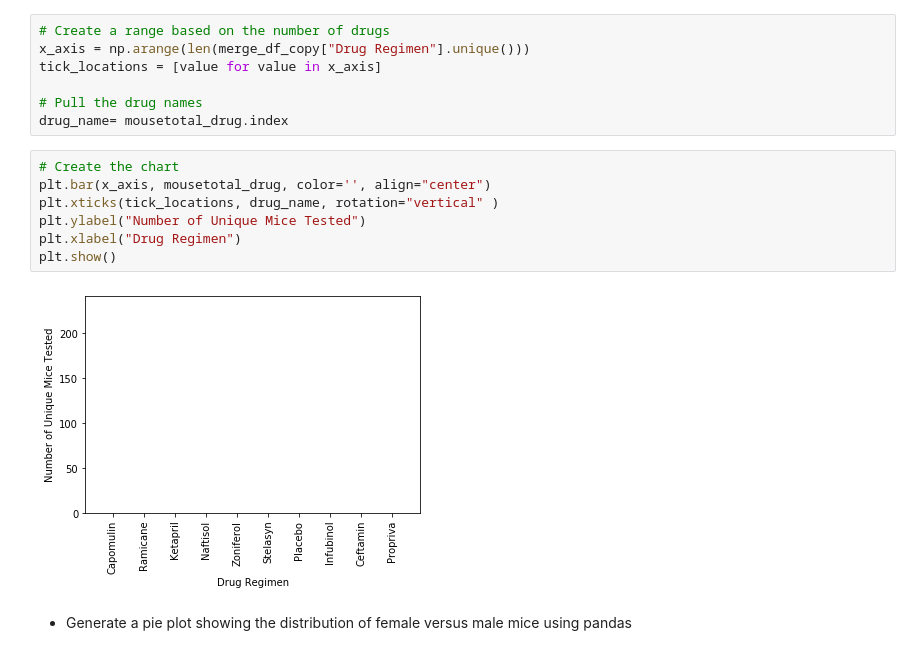
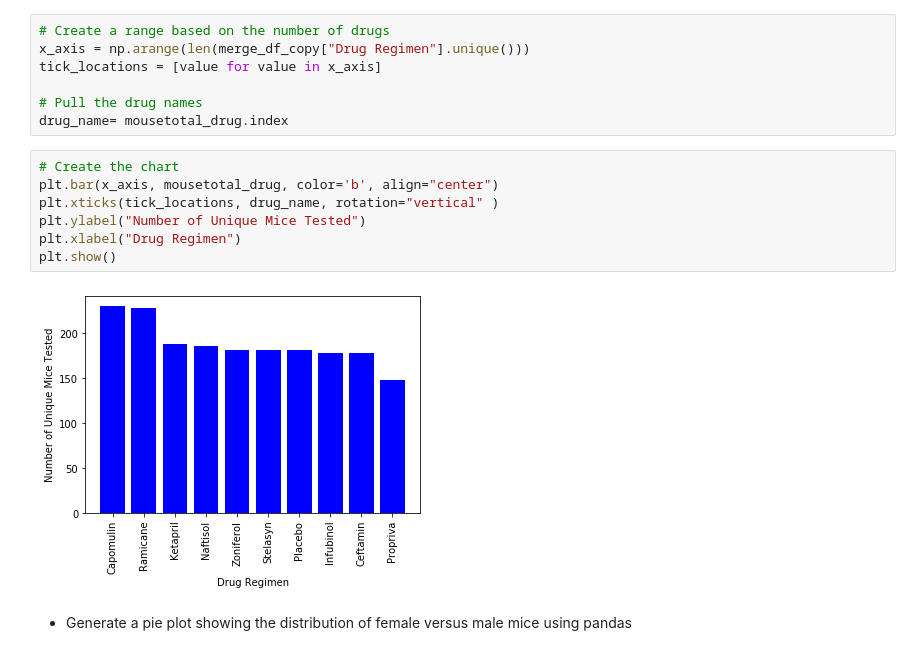
Before and after one commit to manuelamc14/Matploid-challenge, a Jupyter notebook: Pymaceuticals/pymaceuticals_starter.ipynb, the cells around one changed output. Saved outputs shown, nothing was run; the diff lists cells and outputs as text.

```diff
--- a/Pymaceuticals/pymaceuticals_starter.ipynb
+++ b/Pymaceuticals/pymaceuticals_starter.ipynb
@@ -168,13 +168,13 @@ tick_locations = [value for value in x_axis]
 drug_name= mousetotal_drug.index
 # %%
 # Create the chart
-plt.bar(x_axis, mousetotal_drug, color='', align="center")
+plt.bar(x_axis, mousetotal_drug, color='b', align="center")
 plt.xticks(tick_locations, drug_name, rotation="vertical" )
 plt.ylabel("Number of Unique Mice Tested")
 plt.xlabel("Drug Regimen")
 plt.show()
 # %% [output]
-[figure, old version]
+[figure, new version]
 # %% [markdown]
 - Generate a pie plot showing the distribution of female versus male mice using pandas
 # %%
```
Also changed, not shown: parts of 16 cells of this notebook.
